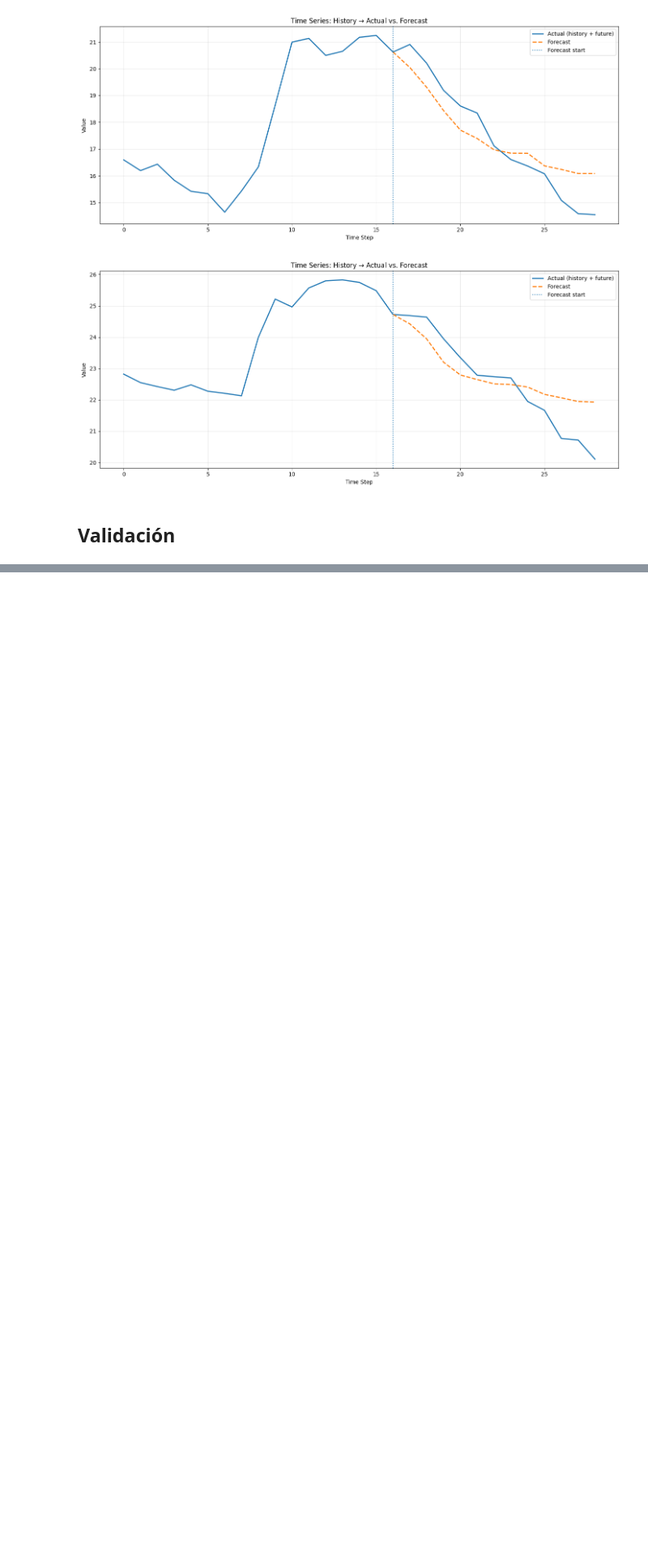
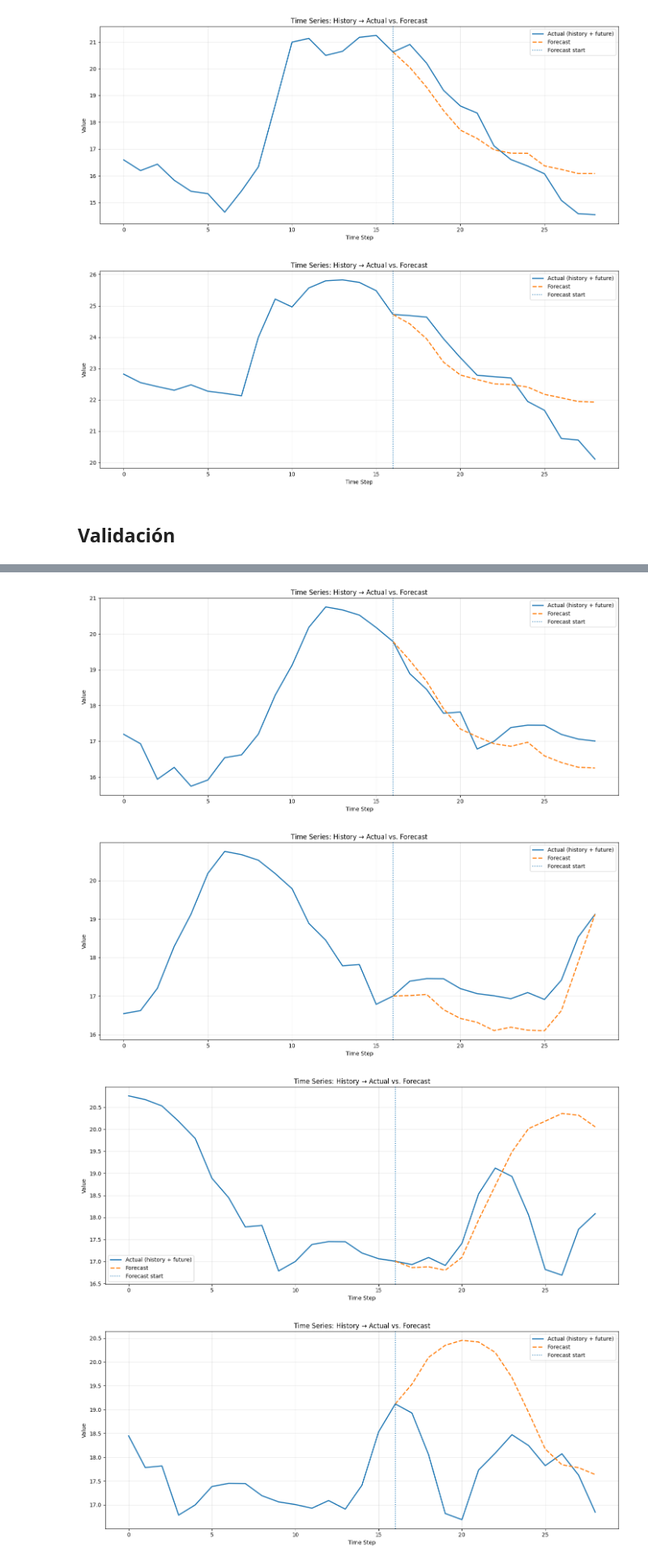
Before and after one commit to jose-r-morera/TFG_Time_Series_Forecast, a Jupyter notebook: 4_lstm/eval/eval_t_f12.ipynb, the cells around one changed output, grey strips where cells are left out. Shown at 81% size. Saved outputs shown, nothing was run; the diff lists cells and outputs as text; code cells hidden in the pictures; blank space fills up the shorter version.

```diff
--- a/4_lstm/eval/eval_t_f12.ipynb
+++ b/4_lstm/eval/eval_t_f12.ipynb
@@ -274,3 +271,14 @@ print("Denormalized RMSE:", rmse * STD)
 MSE: 0.05255288068222937
 RMSE: 0.22924415081355812
 Denormalized RMSE: 0.9243641859387279
+# %%
+
+for batch in dataset_val.take(1):
+    (x_past, x_future), y = batch
+    predictions = model.predict((x_past, x_future))
+
+    print("predictions shape:", predictions.shape[0])
+    for i in range(0, 9):
+        plot_predictions(x_past[i], y[i], predictions[i])
+        plt.show()
+# %% [output]
@@ -276,0 +287,4 @@ Denormalized RMSE: 0.9243641859387279
+[figure, added]
+[figure, added]
+[figure, added]
+[figure, added]
```
Also changed, not shown: parts of 5 cells of this notebook, 27 other files.
